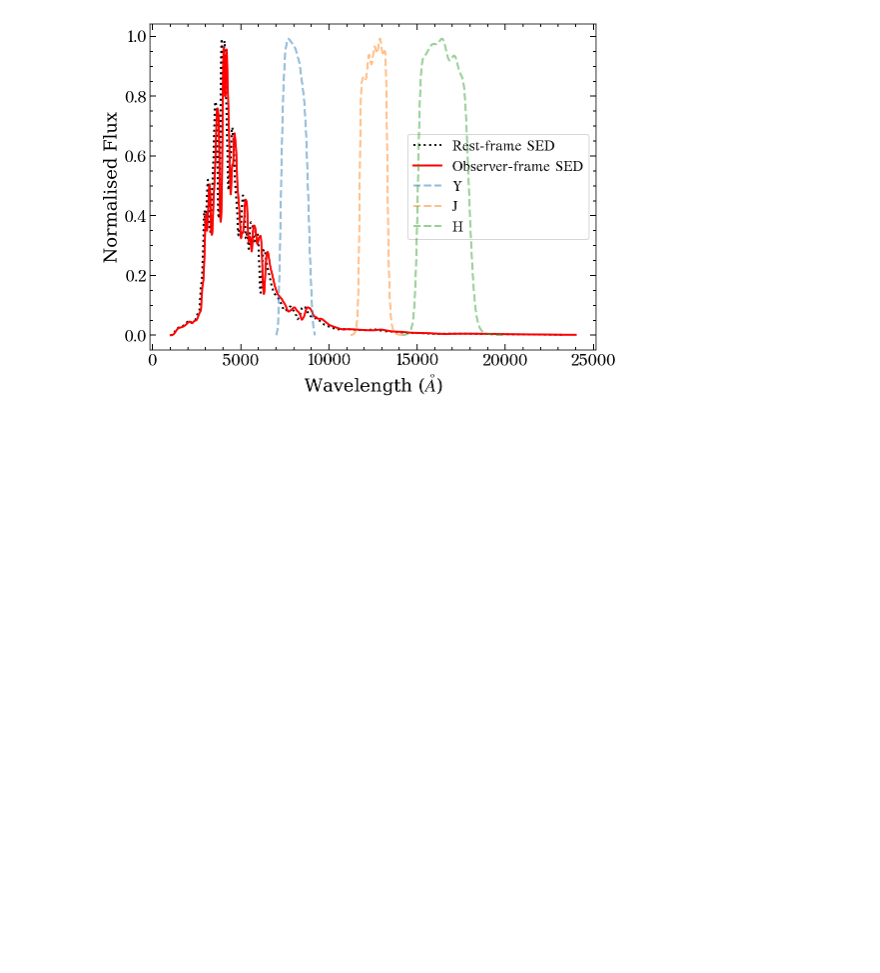
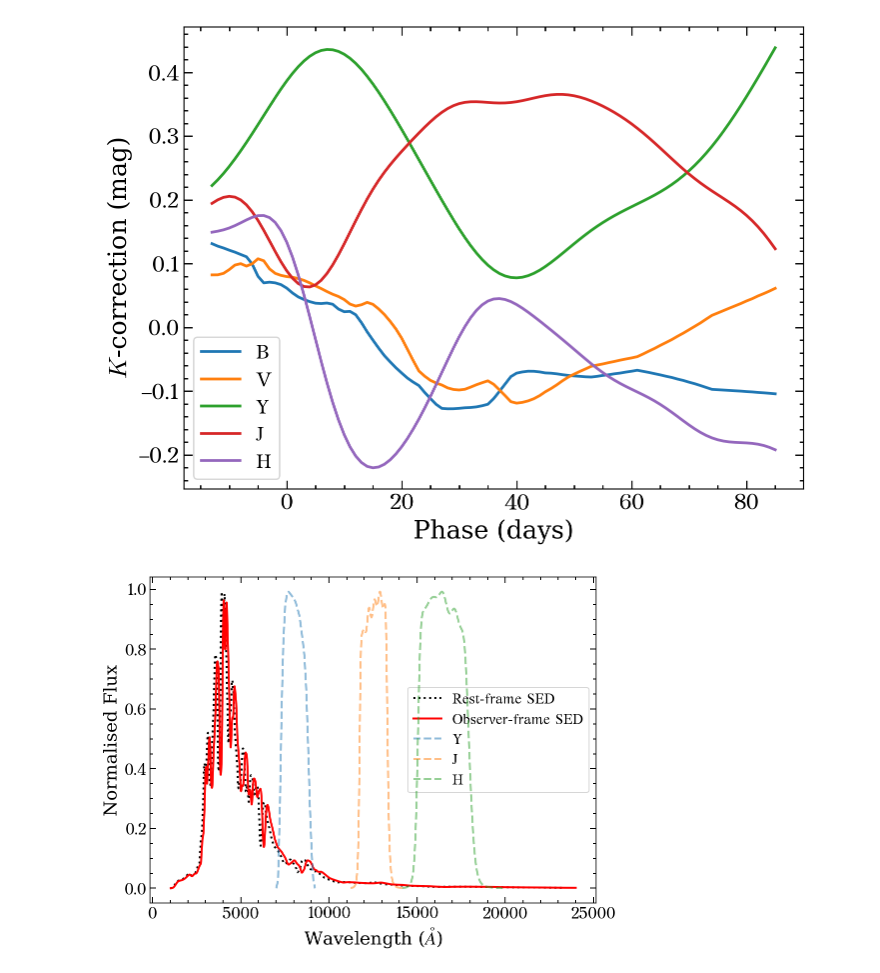
Before and after one commit to temuller/kcorrection, a Jupyter notebook: K-correction.ipynb, the cells around one changed output. Cells and saved outputs as stored; diff of their text form; code cells hidden in the pictures; blank space fills up the shorter version.

```diff
--- a/K-correction.ipynb
+++ b/K-correction.ipynb
@@ -533,3 +543,10 @@ sed = SEDTemplate(z, 'SNIa', bands='BVRIgrizY')
+# %%
+z = 0.05
+sed = SEDTemplate(z, 'SNIa', bands='BVYJH')
+# %%
+sed.plot_k_correction()
+# %% [output]
+[figure, added]
 # %%
 sed.kcorr_evolution(bands='BR')
 # %%
```
Also changed, not shown: parts of 6 cells of this notebook.
